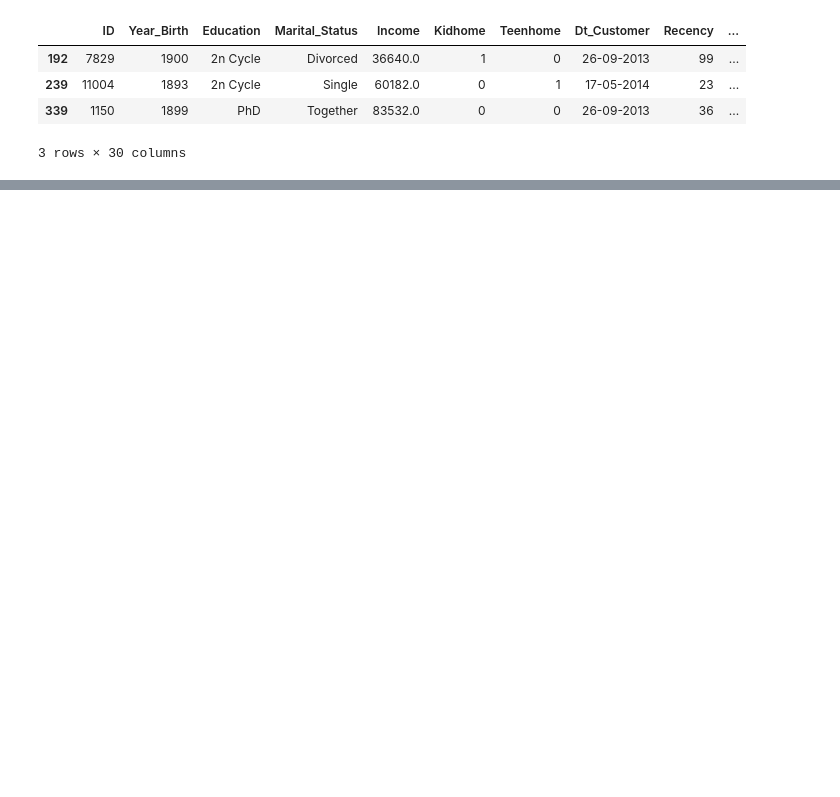
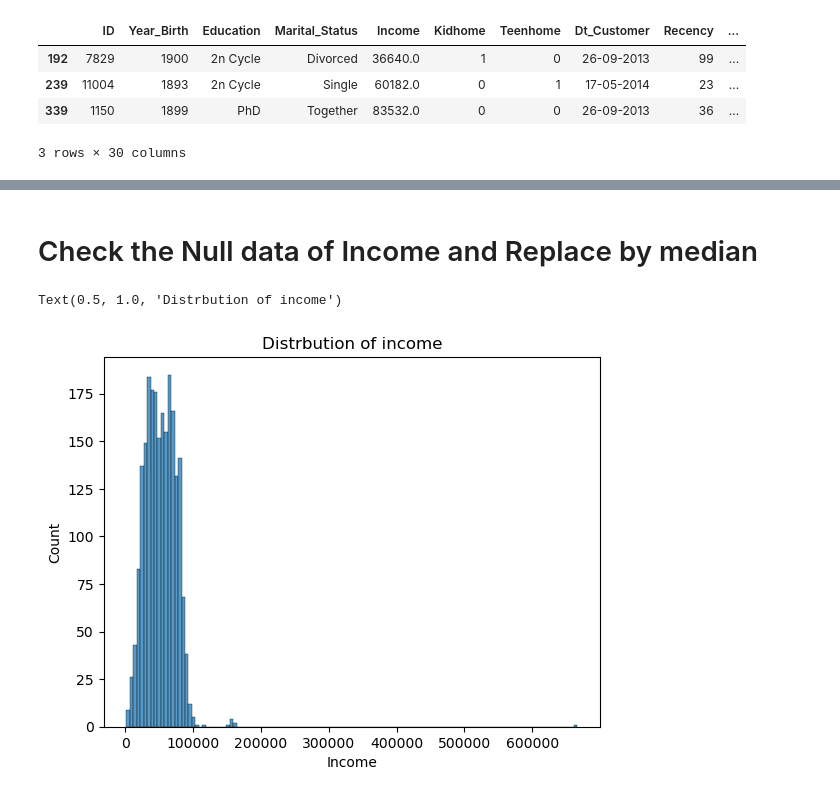
Before and after one commit to camellikna/Team_Project, a Jupyter notebook: src/understandingdata.ipynb, the cells around one changed output, grey strips where cells are left out. Saved outputs shown, nothing was run; the diff lists cells and outputs as text; code cells hidden in the pictures; blank space fills up the shorter version.

```diff
--- a/src/understandingdata.ipynb
+++ b/src/understandingdata.ipynb
@@ -112,3 +100,6 @@ num_people_over_100
 | 239 | 11004 | 1893 | 2n Cycle | Single | 60182.0 | 0 | 1 | 17-05-2014 | 23 | ... |
 | 339 | 1150 | 1899 | PhD | Together | 83532.0 | 0 | 0 | 26-09-2013 | 36 | ... |
 3 rows × 30 columns
+# %%
+# Remove the Rows that the age is more than 100
+df_cust = df_cust[df_cust['age'] <= 100]
@@ -115,2 +108,2 @@ num_people_over_100
 # %%
-df_cust['Dt_Customer'] = pd.to_datetime(df_cust['Dt_Customer'], format='%d-%m-%Y')
+df_cust.loc[:, 'Dt_Customer'] = pd.to_datetime(df_cust['Dt_Customer'], format='%d-%m-%Y')
@@ -196,0 +117,8 @@ df_cust.describe()
+# %% [markdown]
+# Check the Null data of Income and Replace by median
+# %%
+sns.histplot(df_cust.Income)
+plt.title('Distrbution of income')
+# %% [output]
+Text(0.5, 1.0, 'Distrbution of income')
+[figure, added]
```
Also changed, not shown: parts of 27 cells of this notebook.
